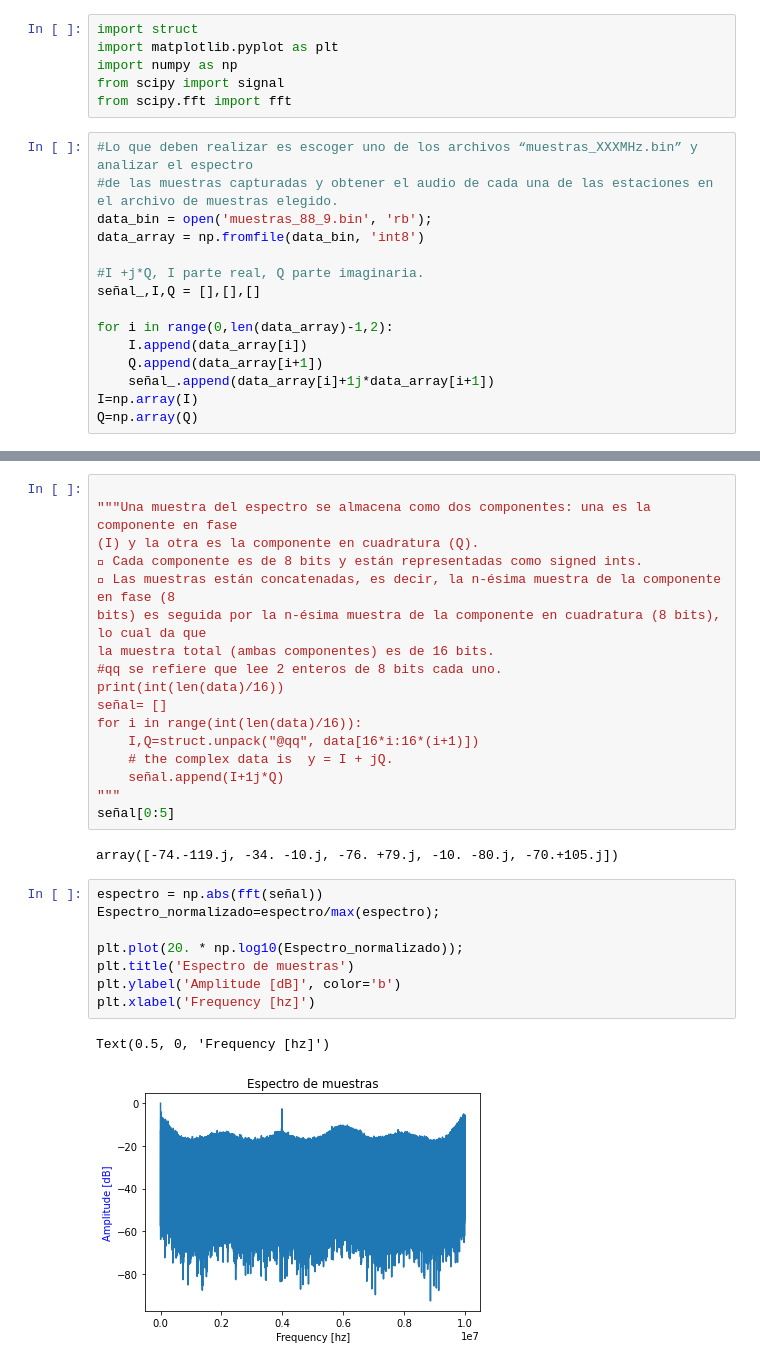
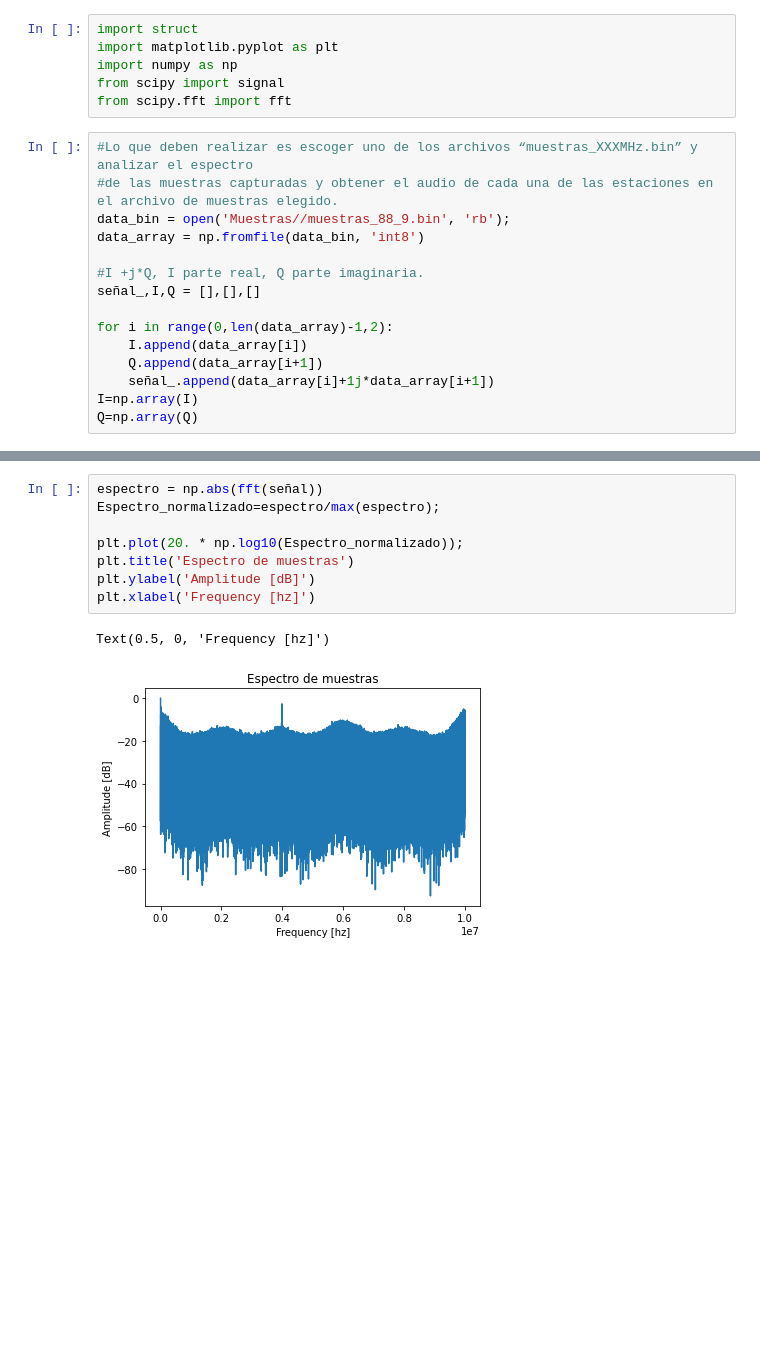
Before and after one commit to joaquinzepeda/Demodulacion-FM-Empleando-SDR-, a Jupyter notebook: Proyecto 3.ipynb, the cells around one changed output, grey strips where cells are left out. Saved outputs shown, nothing was run; the diff lists cells and outputs as text; blank space fills up the shorter version.

```diff
--- a/Proyecto 3.ipynb
+++ b/Proyecto 3.ipynb
@@ -11,7 +11,7 @@ from scipy.fft import fft
 # %%
 #Lo que deben realizar es escoger uno de los archivos “muestras_XXXMHz.bin” y analizar el espectro
 #de las muestras capturadas y obtener el audio de cada una de las estaciones en el archivo de muestras elegido.
-data_bin = open('muestras_88_9.bin', 'rb');
+data_bin = open('Muestras//muestras_88_9.bin', 'rb');
 data_array = np.fromfile(data_bin, 'int8')
 
 #I +j*Q, I parte real, Q parte imaginaria.
@@ -28,30 +31,11 @@ señal=np.array(señal_)
-# %%
-
-"""Una muestra del espectro se almacena como dos componentes: una es la componente en fase
-(I) y la otra es la componente en cuadratura (Q).
- Cada componente es de 8 bits y están representadas como signed ints.
- Las muestras están concatenadas, es decir, la n-ésima muestra de la componente en fase (8
-bits) es seguida por la n-ésima muestra de la componente en cuadratura (8 bits), lo cual da que
-la muestra total (ambas componentes) es de 16 bits.
-#qq se refiere que lee 2 enteros de 8 bits cada uno.
-print(int(len(data)/16))
-señal= []
-for i in range(int(len(data)/16)):
-    I,Q=struct.unpack("@qq", data[16*i:16*(i+1)])
-    # the complex data is  y = I + jQ.
-    señal.append(I+1j*Q)
-"""
-señal[0:5]
-# %% [output]
-array([-74.-119.j, -34. -10.j, -76. +79.j, -10. -80.j, -70.+105.j])
 # %%
 espectro = np.abs(fft(señal))
 Espectro_normalizado=espectro/max(espectro);
 
 plt.plot(20. * np.log10(Espectro_normalizado));
 plt.title('Espectro de muestras')
-plt.ylabel('Amplitude [dB]', color='b')
+plt.ylabel('Amplitude [dB]')
 plt.xlabel('Frequency [hz]')
 # %% [output]
 Text(0.5, 0, 'Frequency [hz]')
-[figure, old version]
+[figure, new version]
```
Also changed, not shown: parts of 7 cells of this notebook, 5 other files.
